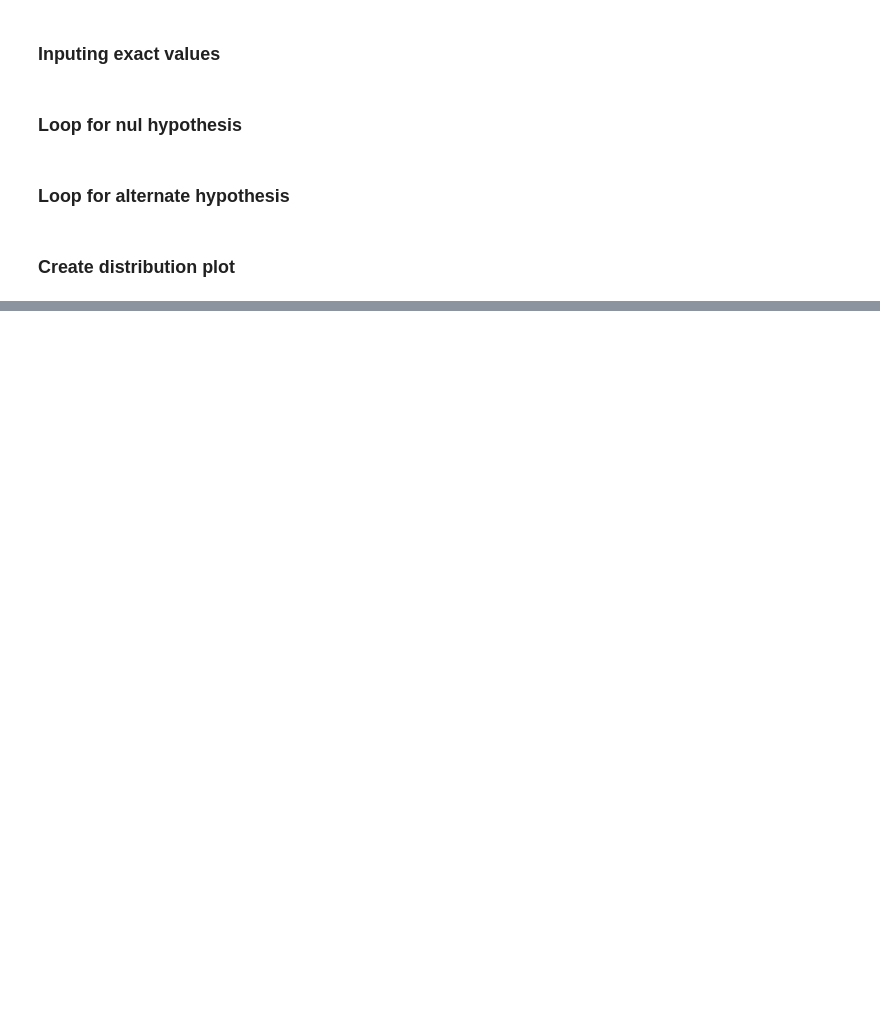
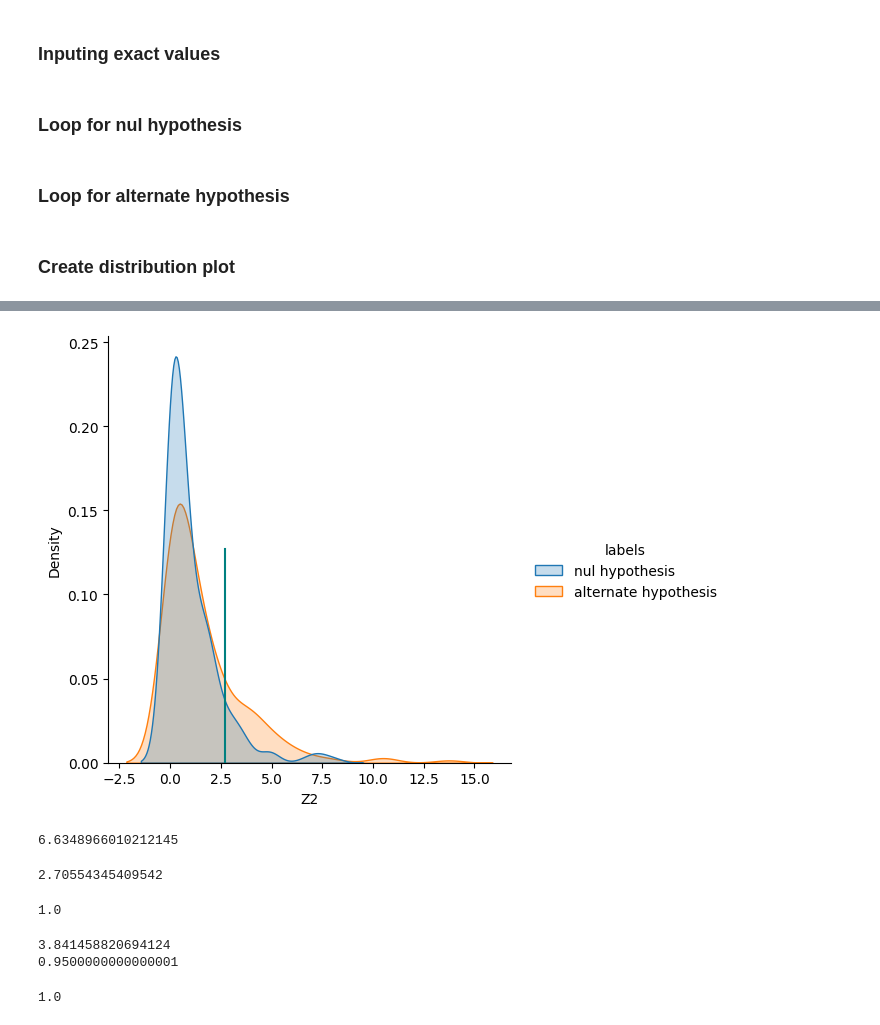
Before and after one commit to mat2m10/powercontrol, a Jupyter notebook: Power_Loop.ipynb, the cells around one changed output, grey strips where cells are left out. Drawn from its saved outputs; the diff is of its cells as text; code cells hidden in the pictures; blank space fills up the shorter version.

```diff
--- a/Power_Loop.ipynb
+++ b/Power_Loop.ipynb
@@ -142,0 +205,19 @@ sns.displot(dis, x="Z", hue='labels',kind="kde",fill=True)
+# %%
+dis['Z2'] = dis['Z']**2
+# %%
+cuttof = stats.chi2.ppf(0.90, df=1)
+# %%
+sns_plot = sns.displot(dis, x="Z2", hue='labels',kind="kde",fill=True)
+plt.axvline(cuttof, 0,0.5, color = '#008080')
+plt.show()
+# %% [output]
+[figure, added]
+# %%
+stats.chi2.ppf(0.99, df=1)
+# %% [output]
+6.6348966010212145
+# %%
+import scipy as sp
+sp.stats.chi2.isf(0.1, 1, loc=0, scale=1)
+# %% [output]
+2.70554345409542
@@ -142,0 +230,18 @@ sns.displot(dis, x="Z", hue='labels',kind="kde",fill=True)
+# %%
+GofChisquarePower().solve_power(effect_size=av_effect, nobs=total_humans, alpha=0.001, power=None, n_bins=iteration)
+# %% [output]
+1.0
+# %%
+from scipy.stats import chi2
+# define probability
+p = 0.95
+df = 1
+# retrieve value <= probability
+value = chi2.ppf(p, df)
+print(value)
+# confirm with cdf
+p = chi2.cdf(value, df)
+print(p)
+# %% [output]
+3.841458820694124
+0.9500000000000001
@@ -142,0 +250,4 @@ sns.displot(dis, x="Z", hue='labels',kind="kde",fill=True)
+# %%
+statsmodels.stats.power.FTestAnovaPower().power(effect_size=dis_only_alt.mean().Z, nobs=total_humans, alpha=0.5, k_groups=2)
+# %% [output]
+1.0
```
Also changed, not shown: parts of 13 cells of this notebook.
